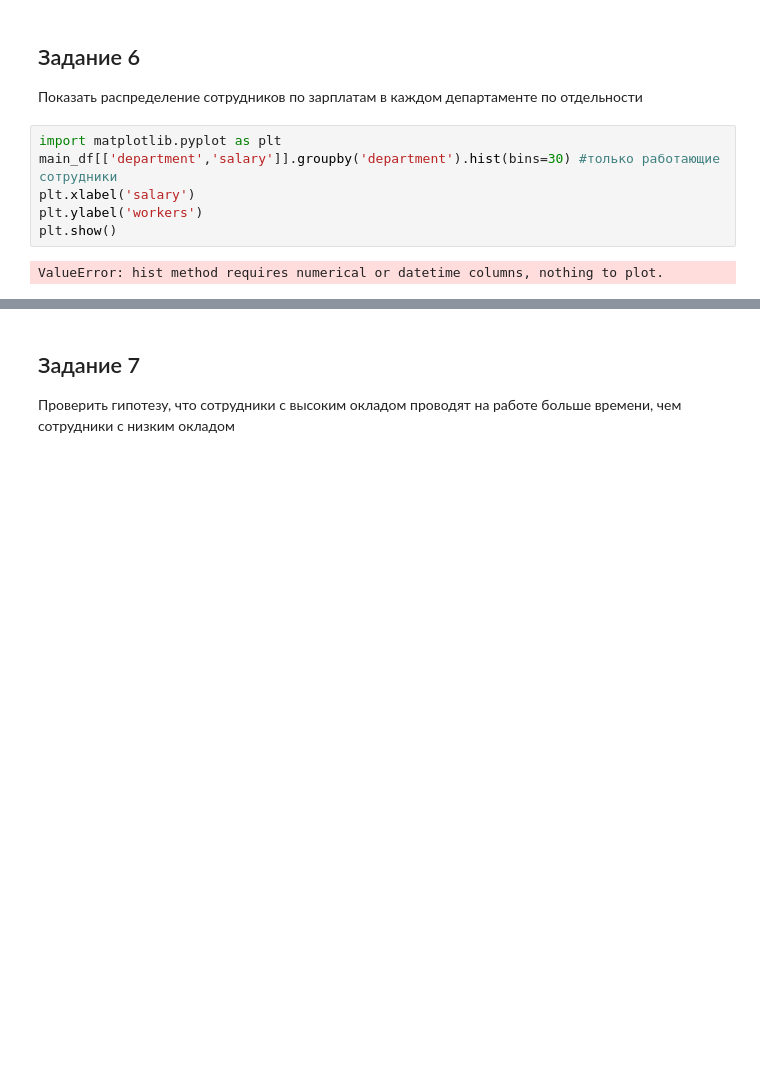
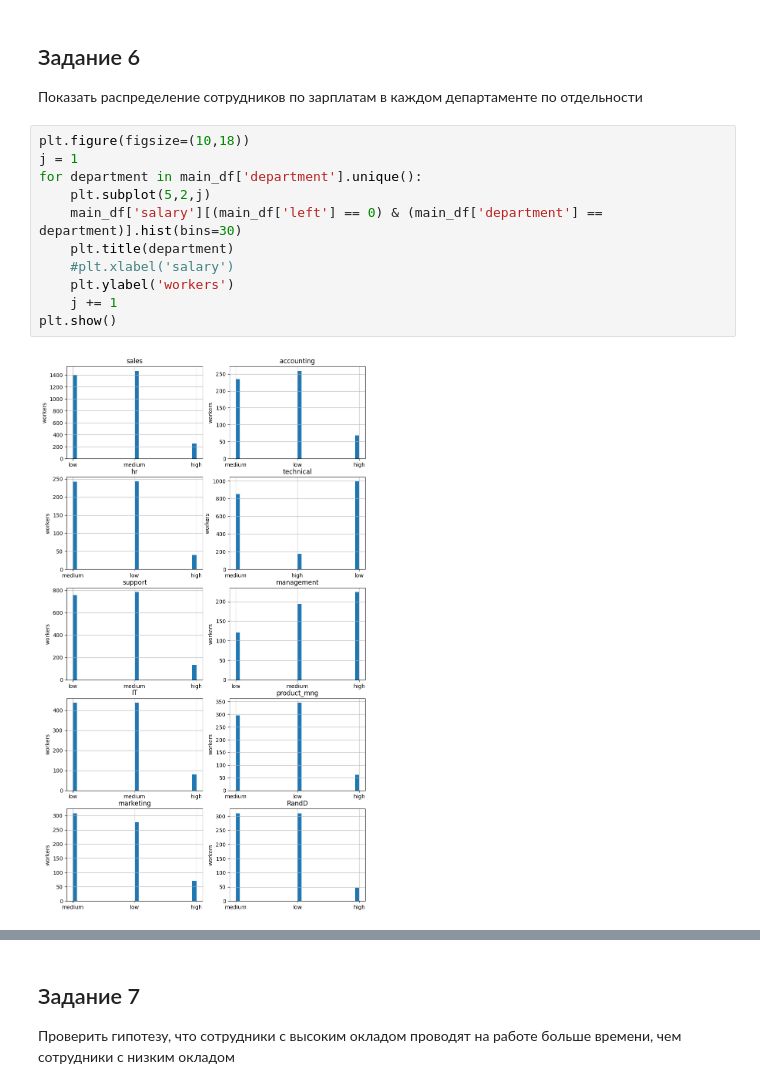
Before and after one commit to SubDigEnergy/Netology, a Jupyter notebook: VR.ipynb, the cells around one changed output, grey strips where cells are left out. Saved outputs shown, nothing was run; the diff lists cells and outputs as text; blank space fills up the shorter version.

```diff
--- a/VR.ipynb
+++ b/VR.ipynb
@@ -206,10 +212,15 @@ plt.show()
 ## Задание 6
 Показать распределение сотрудников по зарплатам в каждом департаменте по отдельности
 # %%
-import matplotlib.pyplot as plt
-main_df[['department','salary']].groupby('department').hist(bins=30) #только работающие сотрудники
-plt.xlabel('salary')
-plt.ylabel('workers')
+plt.figure(figsize=(10,18))
+j = 1
+for department in main_df['department'].unique():
+    plt.subplot(5,2,j)
+    main_df['salary'][(main_df['left'] == 0) & (main_df['department'] == department)].hist(bins=30)
+    plt.title(department)
+    #plt.xlabel('salary')
+    plt.ylabel('workers')
+    j += 1
 plt.show()
 # %% [output]
-ValueError: hist method requires numerical or datetime columns, nothing to plot.
+[figure, added]
```
Also changed, not shown: parts of 6 cells of this notebook.
